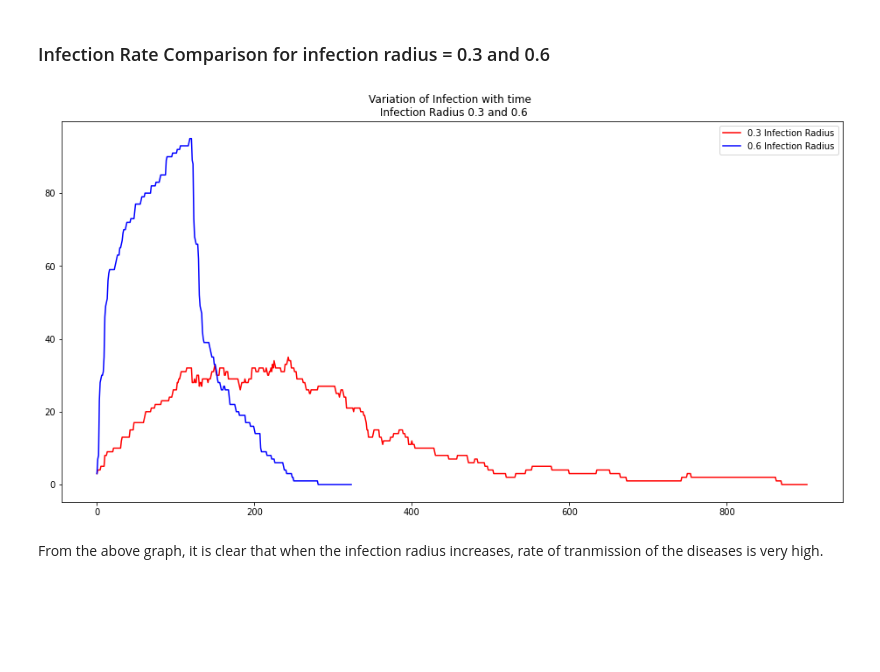
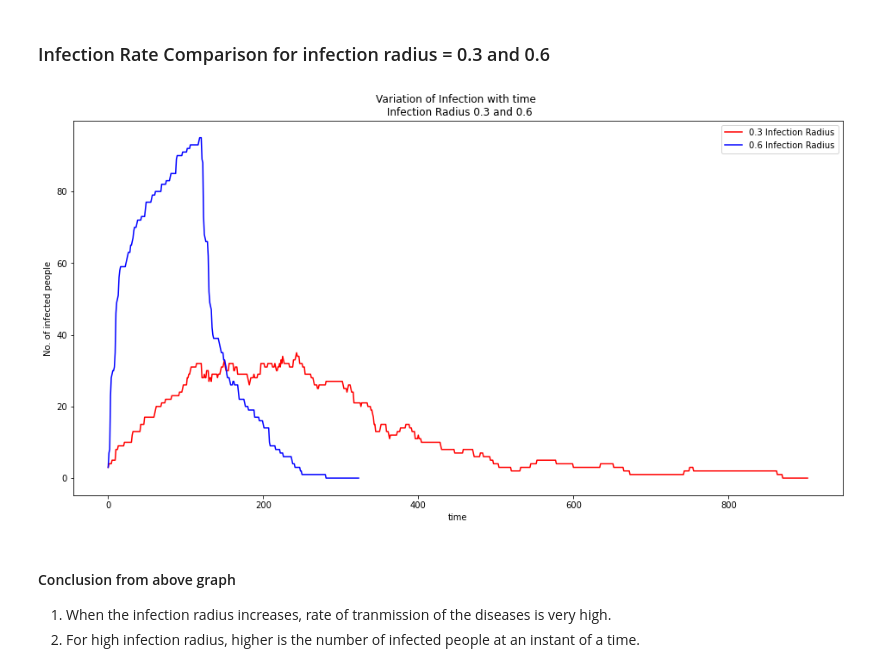
Before and after one commit to NirajanBekoju/Epidemic-Modelling, a Jupyter notebook: Data Analysis.ipynb, the cells around one changed output. Cells and saved outputs as stored; diff of their text form; code cells hidden in the pictures; blank space fills up the shorter version.

Commit message:
Data analysis of variation of infection duration completed

```diff
--- a/Data Analysis.ipynb
+++ b/Data Analysis.ipynb
@@ -23,5 +30,5 @@ import matplotlib.pyplot as plt
 # %%
-""" Read the csv data and plot its SIR Graph"""
+""" Read the csv data and plot its SIR Graph and return the dataframe"""
 def read_display_SIR_data(name):
     data = pd.read_csv("data/" + name + ".csv", header = None)
     data.columns = ["S", "I", "R"]
@@ -30,7 +37,9 @@ def read_display_SIR_data(name):
     plt.plot(data["S"], color = 'g', label="SUSCEPTIBLE")
     plt.plot(data["I"], color = 'r', label="INFECTED")
     plt.plot(data["R"], color = 'b', label="REMOVED")
-    plt.title("Variation of Susceptible, Infected and Removed number with time \n Infection Radius 0.3")
+    plt.title("Variation of Susceptible, Infected and Removed number with time")
+    plt.xlabel("Time")
+    plt.ylabel("Number of people")
     plt.legend()
     plt.show()
 
@@ -73,11 +79,15 @@ dataf06_120_100_3 = read_display_SIR_data("dataf06_120_100_3")
 # %%
 plt.figure(figsize=(16, 8))
 plt.plot(dataf03_120_100_3["I"], color = 'r', label="0.3 Infection Radius")
 plt.plot(dataf06_120_100_3["I"], color = 'b', label="0.6 Infection Radius")
 plt.title("Variation of Infection with time \n Infection Radius 0.3 and 0.6")
+plt.xlabel("time")
+plt.ylabel("No. of infected people")
 plt.legend()
 plt.show()
 # %% [output]
-[figure, old version]
+[figure, new version]
 # %% [markdown]
-From the above graph, it is clear that when the infection radius increases, rate of tranmission of the diseases is very high.
+#### Conclusion from above graph
+1. When the infection radius increases, rate of tranmission of the diseases is very high.
+2. For high infection radius, higher is the number of infected people at an instant of a time.
```
Also changed, not shown: parts of 16 cells of this notebook.
